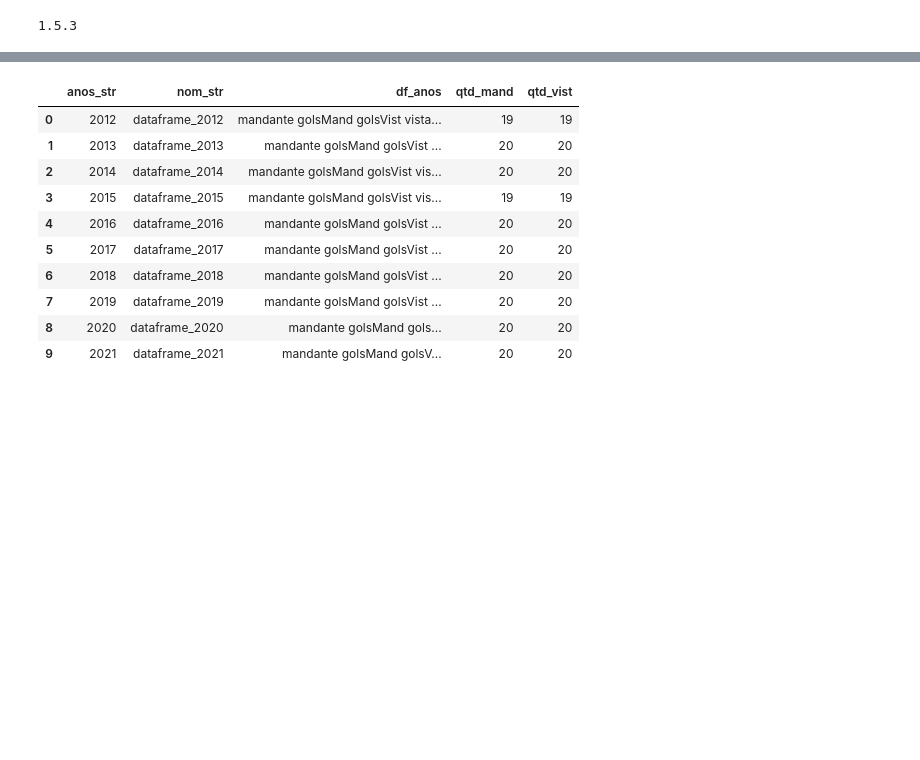
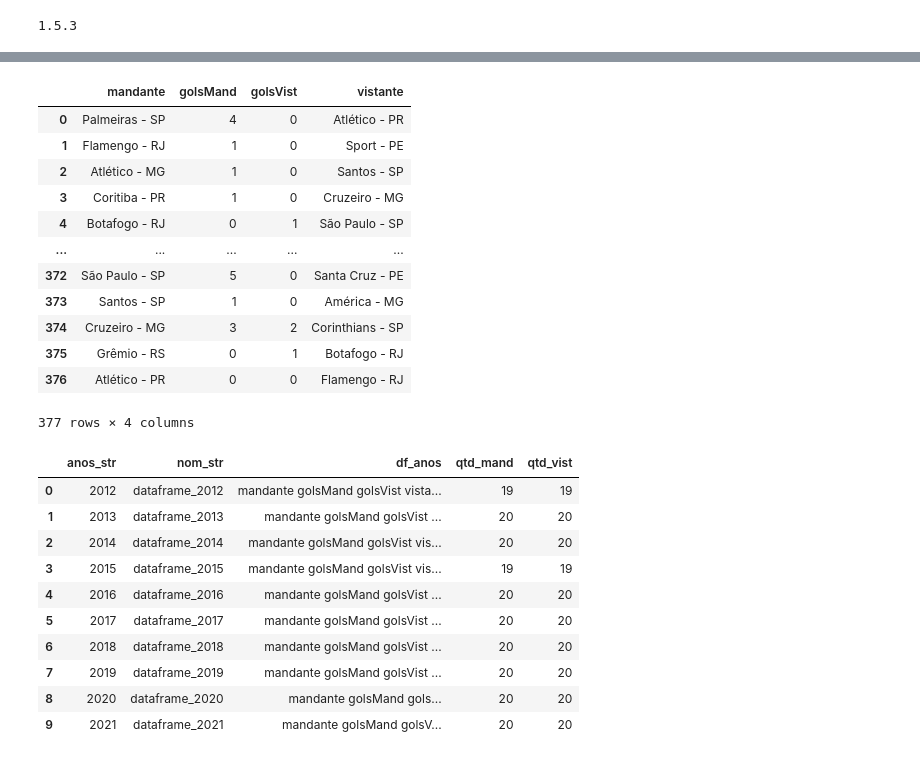
Before and after one commit to paulopetrillo/PROJETO_IFMA_SOFTEX, a Jupyter notebook: PROJETO_IFMA_SOFTEX.ipynb, the cells around one changed output, grey strips where cells are left out. Saved outputs shown, nothing was run; the diff lists cells and outputs as text; code cells hidden in the pictures; blank space fills up the shorter version.

```diff
--- a/PROJETO_IFMA_SOFTEX.ipynb
+++ b/PROJETO_IFMA_SOFTEX.ipynb
@@ -88,3 +100,20 @@ memory usage: 368.0+ bytes
+# %%
+# Verificando
+DF_metaDF.iloc[4, 2]
+# %% [output]
+|  | mandante | golsMand | golsVist | vistante |
+| 0 | Palmeiras - SP | 4 | 0 | Atlético - PR |
+| 1 | Flamengo - RJ | 1 | 0 | Sport - PE |
+| 2 | Atlético - MG | 1 | 0 | Santos - SP |
+| 3 | Coritiba - PR | 1 | 0 | Cruzeiro - MG |
+| 4 | Botafogo - RJ | 0 | 1 | São Paulo - SP |
+| ... | ... | ... | ... | ... |
+| 372 | São Paulo - SP | 5 | 0 | Santa Cruz - PE |
+| 373 | Santos - SP | 1 | 0 | América - MG |
+| 374 | Cruzeiro - MG | 3 | 2 | Corinthians - SP |
+| 375 | Grêmio - RS | 0 | 1 | Botafogo - RJ |
+| 376 | Atlético - PR | 0 | 0 | Flamengo - RJ |
+377 rows × 4 columns
 # %%
 # Calcula a quantidade de times mandantes e visitantes para cada ano e inclui no meta Dataframe.
 DF_metaDF['qtd_mand'] =  DF_metaDF.apply( lambda x: x.df_anos.mandante.sort_values().nunique(), axis=1)
```
Also changed, not shown: parts of 20 cells of this notebook.
